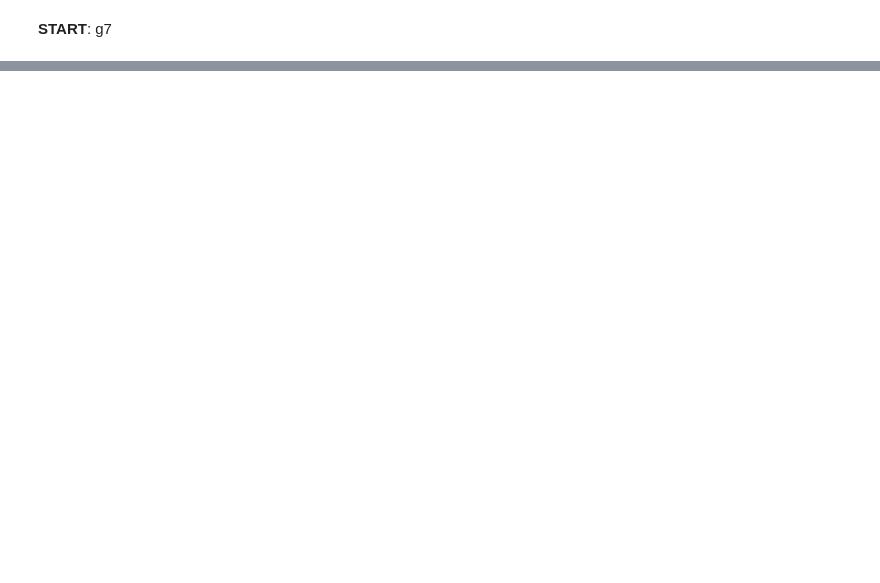
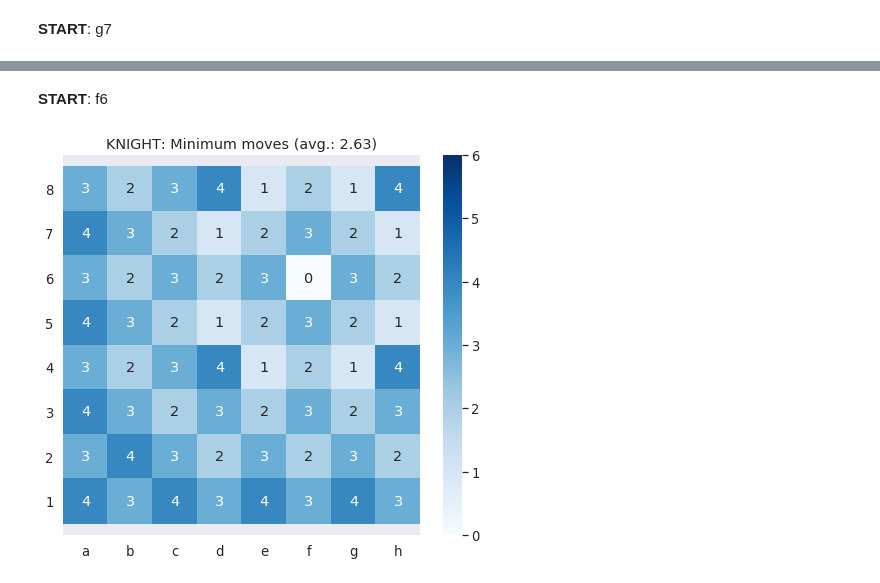
Before and after one commit to Computer-Chess/CompChessSeminar, a Jupyter notebook: knight_minimum_moves.ipynb, the cells around one changed output, grey strips where cells are left out. Cells and saved outputs as stored; diff of their text form; code cells hidden in the pictures; blank space fills up the shorter version.

```diff
--- a/knight_minimum_moves.ipynb
+++ b/knight_minimum_moves.ipynb
@@ -85,0 +86,9 @@ plot_heatmap(heatmap_g7, title='KNIGHT: Minimum moves (avg.: {:.2f})'.format(avg
+# %% [markdown]
+**START**: f6
+# %%
+heatmap_f6 = minimum_board(*get_coordinates('f6'))
+avg_f6 = heatmap_f6.sum()/ ((NROWS * NCOLS) - 1)
+
+plot_heatmap(heatmap_f6, title='KNIGHT: Minimum moves (avg.: {:.2f})'.format(avg_f6), **TWEAKS)
+# %% [output]
+[figure, added]
```
Also changed, not shown: parts of 5 cells of this notebook, 1 other file.
